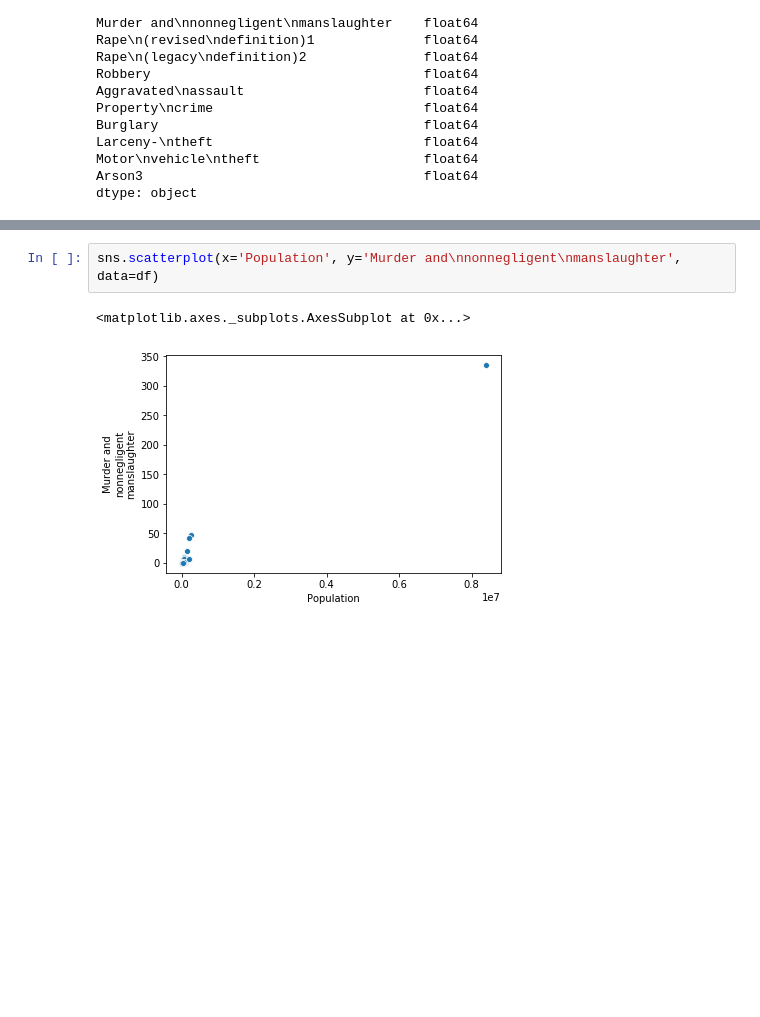
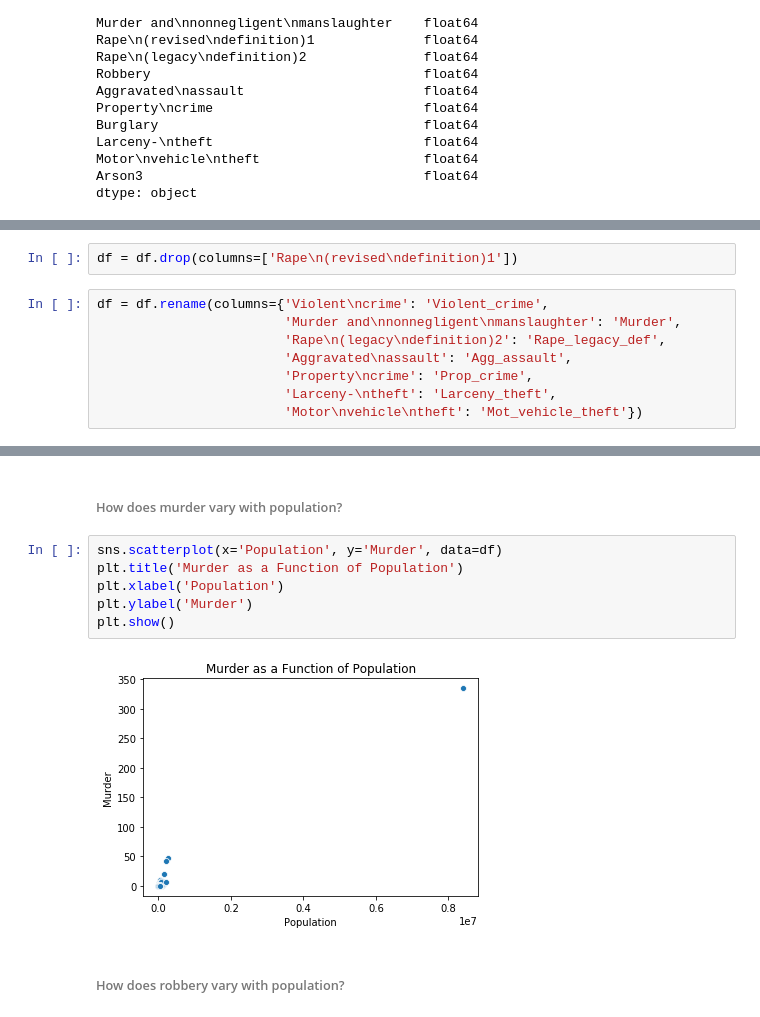
Before and after one commit to djrgit/coursework, a Jupyter notebook: thinkful/data_science/my_progress/unit_2_supervised_learning/Unit 2 - Lesson 4 - Drill - Prepare the data.ipynb, the cells around one changed output, grey strips where cells are left out. Saved outputs shown, nothing was run; the diff lists cells and outputs as text; blank space fills up the shorter version.

```diff
--- a/thinkful/data_science/my_progress/unit_2_supervised_learning/Unit 2 - Lesson 4 - Drill - Prepare the data.ipynb
+++ b/thinkful/data_science/my_progress/unit_2_supervised_learning/Unit 2 - Lesson 4 - Drill - Prepare the data.ipynb
@@ -79,3 +98,13 @@ df.head()
+# %%
+df = df.drop(columns=['Rape\n(revised\ndefinition)1'])
+# %%
+df = df.rename(columns={'Violent\ncrime': 'Violent_crime',
+                        'Murder and\nnonnegligent\nmanslaughter': 'Murder',
+                        'Rape\n(legacy\ndefinition)2': 'Rape_legacy_def',
+                        'Aggravated\nassault': 'Agg_assault',
+                        'Property\ncrime': 'Prop_crime',
+                        'Larceny-\ntheft': 'Larceny_theft',
+                        'Motor\nvehicle\ntheft': 'Mot_vehicle_theft'})
 # %%
 df.info()
 # %% [output]
@@ -120,5 +161,12 @@ df.head()
+# %% [markdown]
+###### How does murder vary with population?
 # %%
-sns.scatterplot(x='Population', y='Murder and\nnonnegligent\nmanslaughter', data=df)
+sns.scatterplot(x='Population', y='Murder', data=df)
+plt.title('Murder as a Function of Population')
+plt.xlabel('Population')
+plt.ylabel('Murder')
+plt.show()
 # %% [output]
-<matplotlib.axes._subplots.AxesSubplot at 0x...>
-[figure, old version]
+[figure, new version]
+# %% [markdown]
+###### How does robbery vary with population?
```
Also changed, not shown: parts of 40 cells of this notebook.
